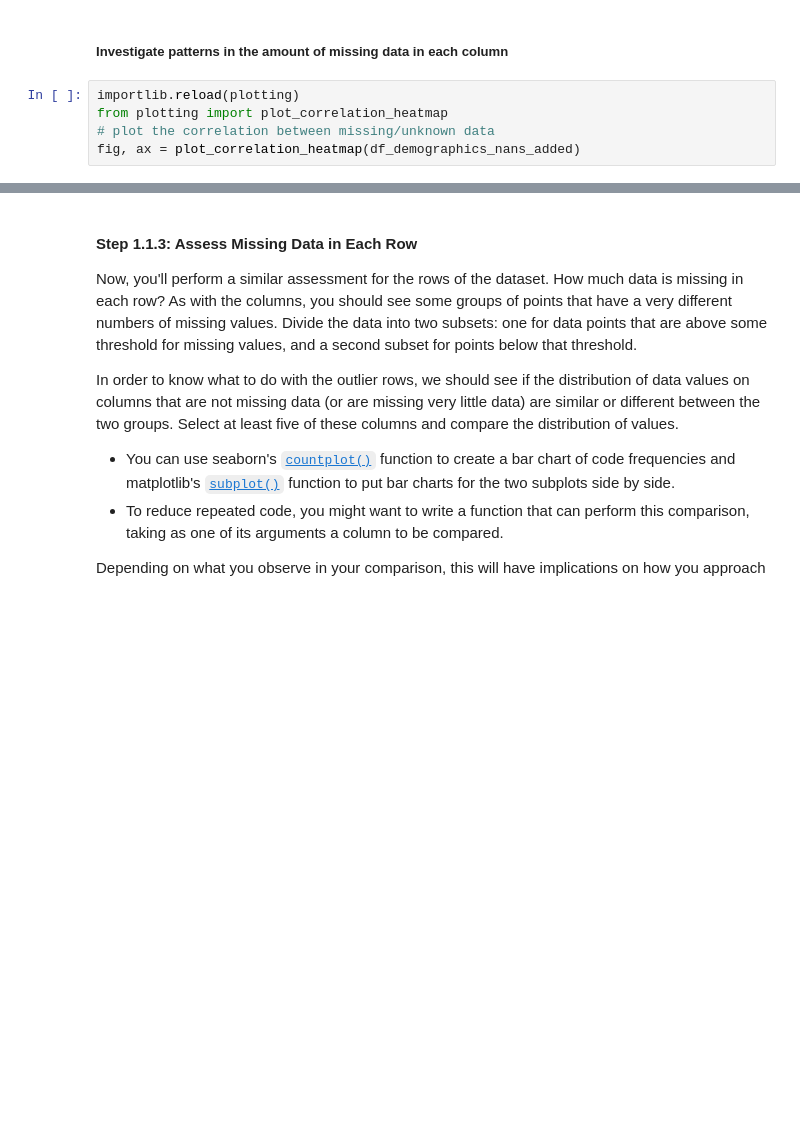
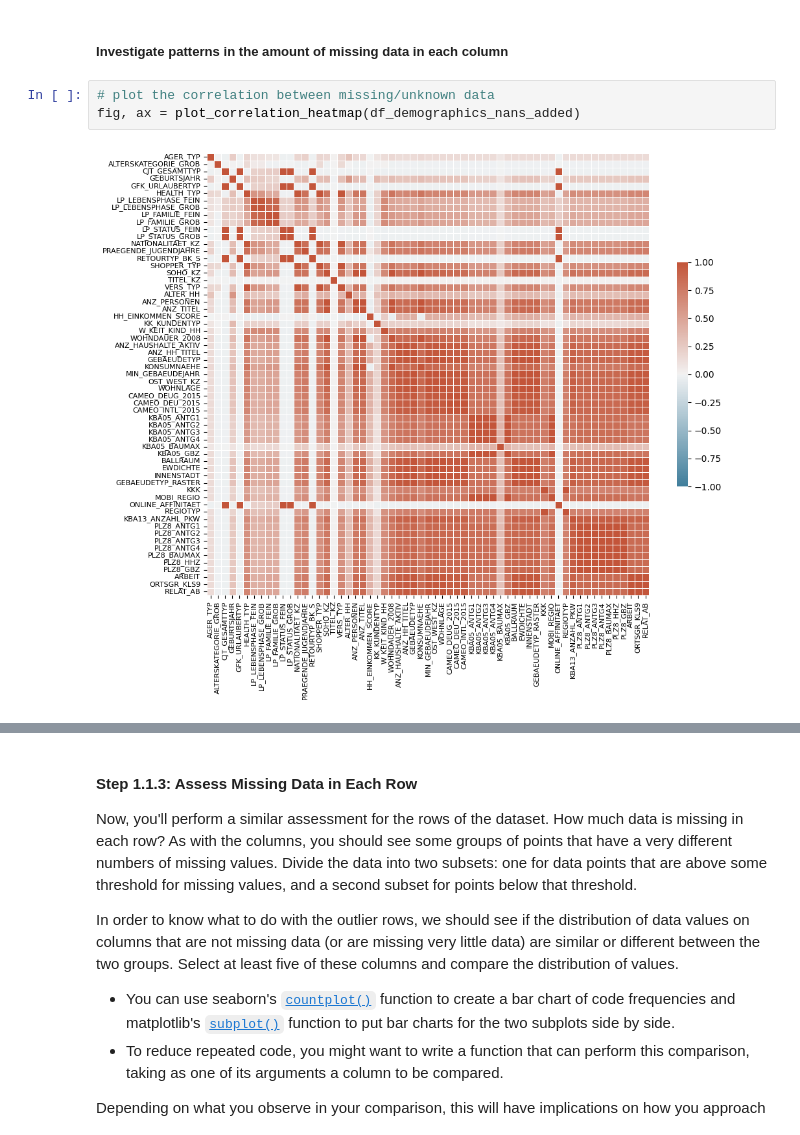
Before and after one commit to mrperkett/udacity-customer-segment-analysis, a Jupyter notebook: Identify_Customer_Segments.ipynb, the cells around one changed output, grey strips where cells are left out. Cells and saved outputs as stored; diff of their text form; blank space fills up the shorter version.

```diff
--- a/Identify_Customer_Segments.ipynb
+++ b/Identify_Customer_Segments.ipynb
@@ -156,8 +265,8 @@ ax.set_xlabel("")
 # %% [markdown]
 ##### Investigate patterns in the amount of missing data in each column
 # %%
-importlib.reload(plotting)
-from plotting import plot_correlation_heatmap
 # plot the correlation between missing/unknown data
 fig, ax = plot_correlation_heatmap(df_demographics_nans_added)
+# %% [output]
+[figure, added]
 # %%
```
Also changed, not shown: parts of 59 cells of this notebook, 7 other files.
